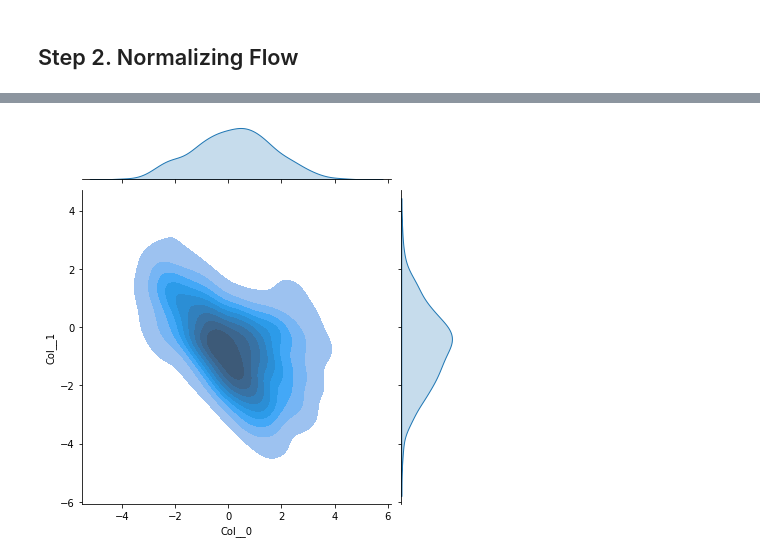
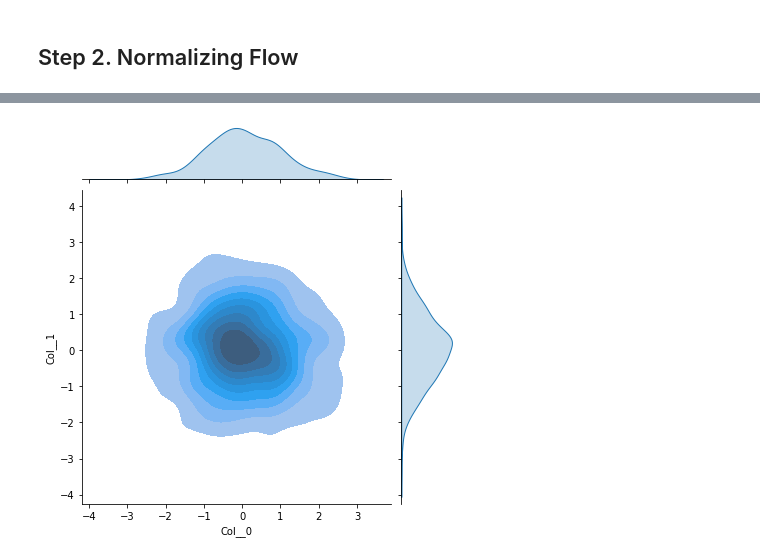
Before and after one commit to VUZhuangweiKang/VU-AD, a Jupyter notebook: normalizing_flow.ipynb, the cells around one changed output, grey strips where cells are left out. Drawn from its saved outputs; the diff is of its cells as text; code cells hidden in the pictures.

```diff
--- a/normalizing_flow.ipynb
+++ b/normalizing_flow.ipynb
@@ -74,16 +74,16 @@ X_train.shape
 # %%
 with pm.Model() as model:
     mu = pm.Normal("mu", 0.0, 1)
     sd = pm.Exponential("sd", 1.0)
 
     pm.Normal('Col', mu=mu, sigma=sd, shape=X_train.shape[1])  # z0
-    inference = pm.NFVI(flow='planar*4', jitter=1, observed=X_train)
+    inference = pm.NFVI(flow='planar*4', jitter=.001, observed=X_train)
 
 ## Plotting starting distribution
 dftrace = pm.trace_to_dataframe(inference.approx.sample(1000))
 sns.jointplot(dftrace.iloc[:, 1], dftrace.iloc[:, 2], kind='kde', fill=True);
 # %% [output]
-[figure, old version]
+[figure, new version]
 # %% [markdown]
 ![](./images/def5.png)
 # %% [markdown]
```
Also changed, not shown: parts of 9 cells of this notebook, 3 other files.
